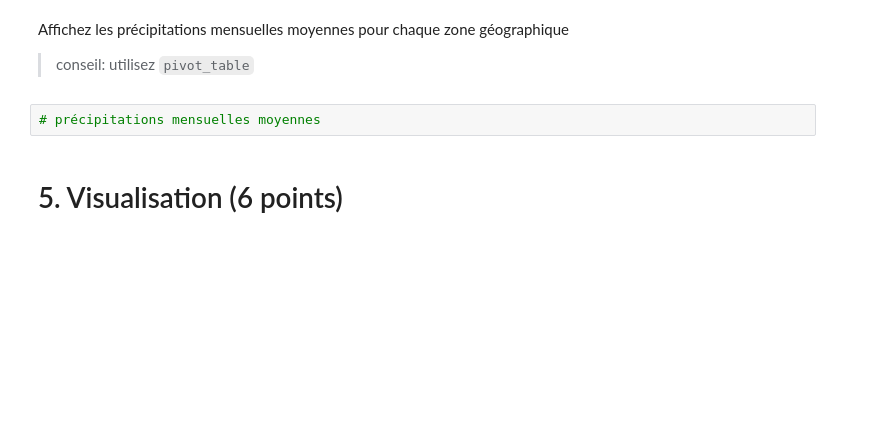
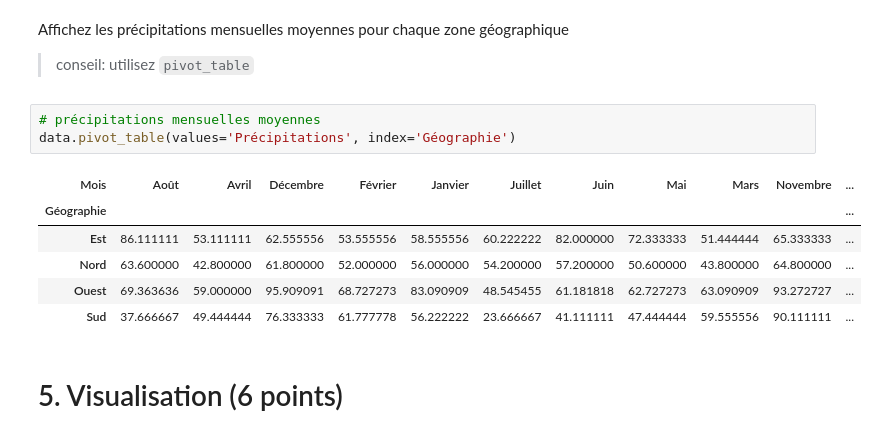
Before and after one commit to campusplage/compte-rendus-randrianjanahary_pla-comes, a Jupyter notebook: TP1_pandas.ipynb, the cells around one changed output. Drawn from its saved outputs; the diff is of its cells as text; blank space fills up the shorter version.

```diff
--- a/TP1_pandas.ipynb
+++ b/TP1_pandas.ipynb
@@ -234,6 +466,14 @@ Affichez les précipitations mensuelles moyennes pour chaque zone géographique
 > conseil: utilisez `pivot_table`
 # %%
 # précipitations mensuelles moyennes
+data.pivot_table(values='Précipitations', index='Géographie')
+# %% [output]
+| Mois | Août | Avril | Décembre | Février | Janvier | Juillet | Juin | Mai | Mars | Novembre | ... |
+| Géographie |  |  |  |  |  |  |  |  |  |  | ... |
+| Est | 86.111111 | 53.111111 | 62.555556 | 53.555556 | 58.555556 | 60.222222 | 82.000000 | 72.333333 | 51.444444 | 65.333333 | ... |
+| Nord | 63.600000 | 42.800000 | 61.800000 | 52.000000 | 56.000000 | 54.200000 | 57.200000 | 50.600000 | 43.800000 | 64.800000 | ... |
+| Ouest | 69.363636 | 59.000000 | 95.909091 | 68.727273 | 83.090909 | 48.545455 | 61.181818 | 62.727273 | 63.090909 | 93.272727 | ... |
+| Sud | 37.666667 | 49.444444 | 76.333333 | 61.777778 | 56.222222 | 23.666667 | 41.111111 | 47.444444 | 59.555556 | 90.111111 | ... |
 # %% [markdown]
 # 5. Visualisation (6 points)
 # %% [markdown]
```
Also changed, not shown: parts of 17 cells of this notebook.
